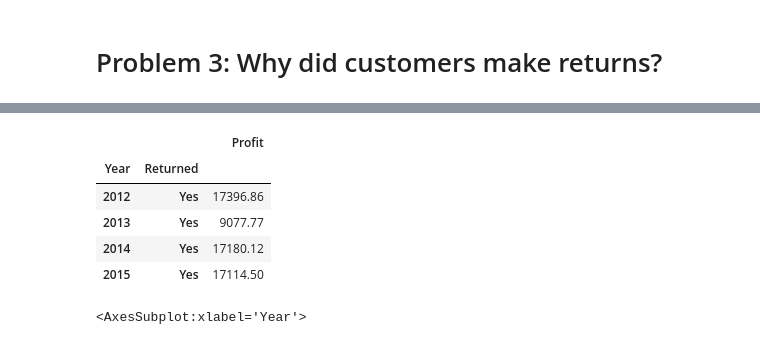
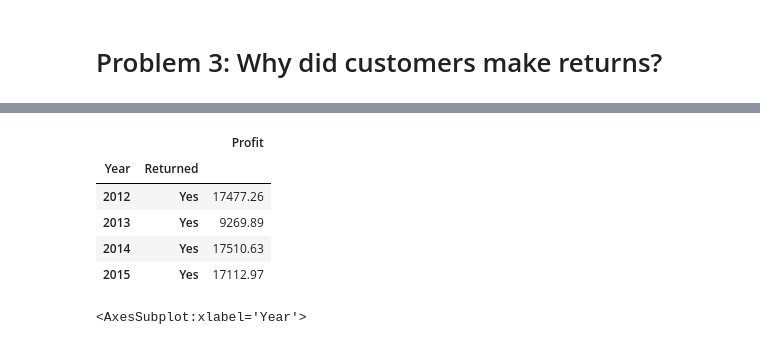
Before and after one commit to TheAidanAu/ML_Lab, a Jupyter notebook: AIDAN/ML_Lab_EDA_AIDAN.ipynb, the cells around one changed output, grey strips where cells are left out. Cells and saved outputs as stored; diff of their text form; code cells hidden in the pictures.

```diff
--- a/AIDAN/ML_Lab_EDA_AIDAN.ipynb
+++ b/AIDAN/ML_Lab_EDA_AIDAN.ipynb
@@ -252,2 +256,3 @@ KeyError: 'Order ID'
 # %%
-df_total = pd.merge(df_orders, df_returns, on=['Order.ID','Region'])
+df_total2 = pd.merge(df_orders, df_returns, on=['Order.ID'])
+df_total2.drop("Region_y",axis=1)
@@ -253,0 +273,4 @@ df_total = pd.merge(df_orders, df_returns, on=['Order.ID','Region'])
+# %%
+df_total2=df_total2.drop("Region_y",axis=1)
+# %%
+df_total2 = df_total2.rename(columns={"Region_x": "Region"})
@@ -254,3 +286,3 @@ df_total = pd.merge(df_orders, df_returns, on=['Order.ID','Region'])
 # %%
-df_total['Year'] = pd.DatetimeIndex(df_total['Order.Date']).year
+df_total2['Year'] = pd.DatetimeIndex(df_total2['Order.Date']).year
 # %%
@@ -267,11 +299,11 @@ df_returns=df_returns.reset_index()
 # %%
 #Q3.1
-df_total.groupby(['Year','Returned']).agg({'Profit': 'sum'})
+df_total2.groupby(['Year','Returned']).agg({'Profit': 'sum'})
 # %% [output]
 |  |  | Profit |
 | Year | Returned |  |
-| 2012 | Yes | 17396.86 |
-| 2013 | Yes | 9077.77 |
-| 2014 | Yes | 17180.12 |
-| 2015 | Yes | 17114.50 |
+| 2012 | Yes | 17477.26 |
+| 2013 | Yes | 9269.89 |
+| 2014 | Yes | 17510.63 |
+| 2015 | Yes | 17112.97 |
 # %%
```
Also changed, not shown: parts of 29 cells of this notebook.
